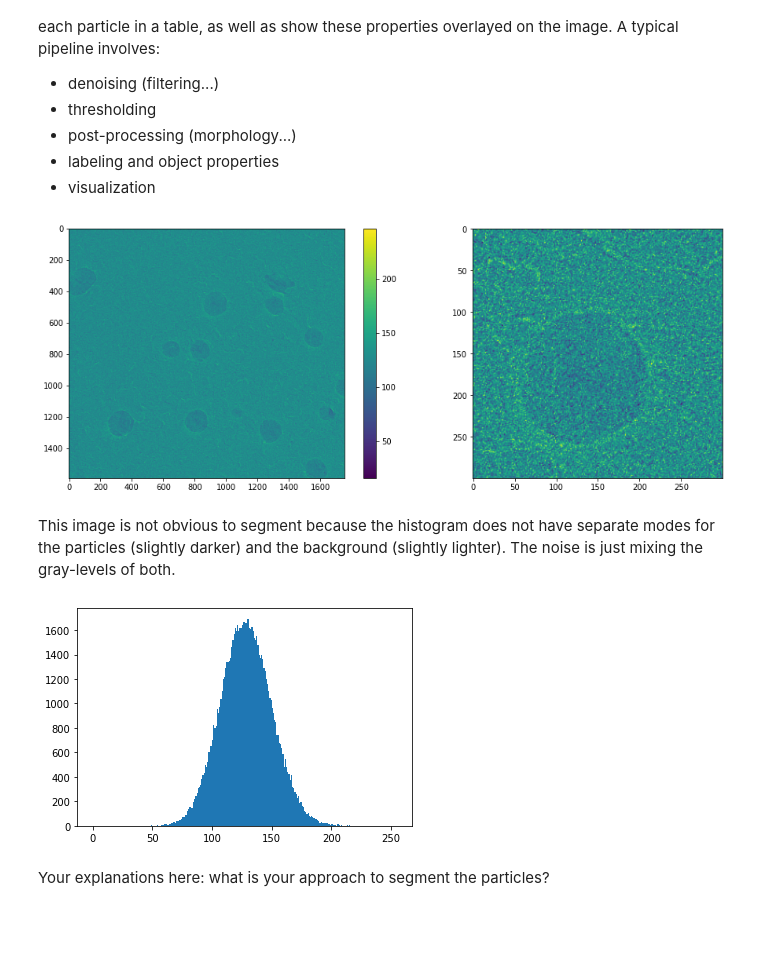
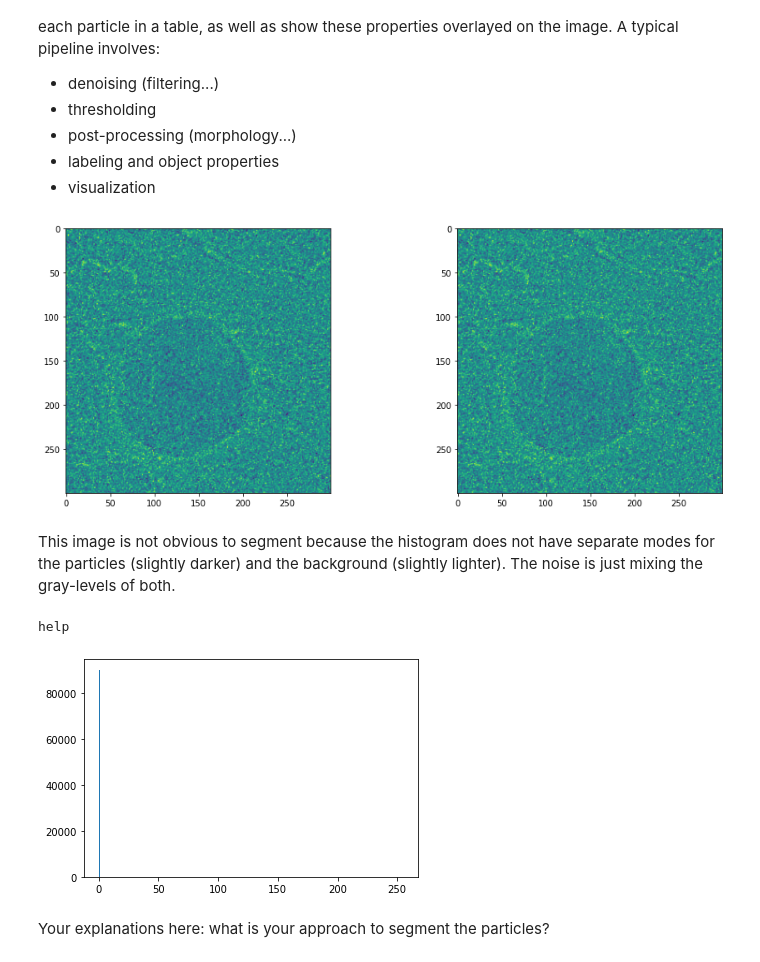
Before and after one commit to daniel-suazo/CV-Assignment1, a Jupyter notebook: Assg1_ImageProc.ipynb, the cells around one changed output. Cells and saved outputs as stored; diff of their text form; code cells hidden in the pictures; blank space fills up the shorter version.

```diff
--- a/Assg1_ImageProc.ipynb
+++ b/Assg1_ImageProc.ipynb
@@ -207,19 +213,24 @@ You objective is to segment the particles as best as you can and return the area
 - visualization
 # %%
 particles0 = io.imread('../images/img_Hour_00_Minute_00_Second_30_Frame_0000.jpg')
+particles0_denoised = restoration.denoise_tv_chambolle(particles0, weight=0.1)
 particles = particles0[300:600, 800:1100]
+particles_denoised = restoration.denoise_bilateral(particles, sigma_color=5, sigma_spatial=150, multichannel=False)
 fig, axes = plt.subplots(1,2,figsize=(14,5))
-im0 = axes[0].imshow(particles0)
-im1 = axes[1].imshow(particles)
-fig.colorbar(im0,ax=axes[0]); plt.tight_layout()
+im0 = axes[0].imshow(particles)
+im1 = axes[1].imshow(particles_denoised)
+# fig.colorbar(im0,ax=axes[0])
+plt.tight_layout()
 # %% [output]
-[figure, old version]
+[figure, new version]
 # %% [markdown]
 This image is not obvious to segment because the histogram does not have separate modes for the particles (slightly darker) and the background (slightly lighter). The noise is just mixing the gray-levels of both.
 # %%
-plt.hist(particles.ravel(),range(0,256));
+plt.hist(particles_denoised.ravel(),range(0,256))
+print("help")
 # %% [output]
+help
-[figure, old version]
+[figure, new version]
 # %% [markdown]
 Your explanations here: what is your approach to segment the particles?
 # %%
```
Also changed, not shown: parts of 5 cells of this notebook.
